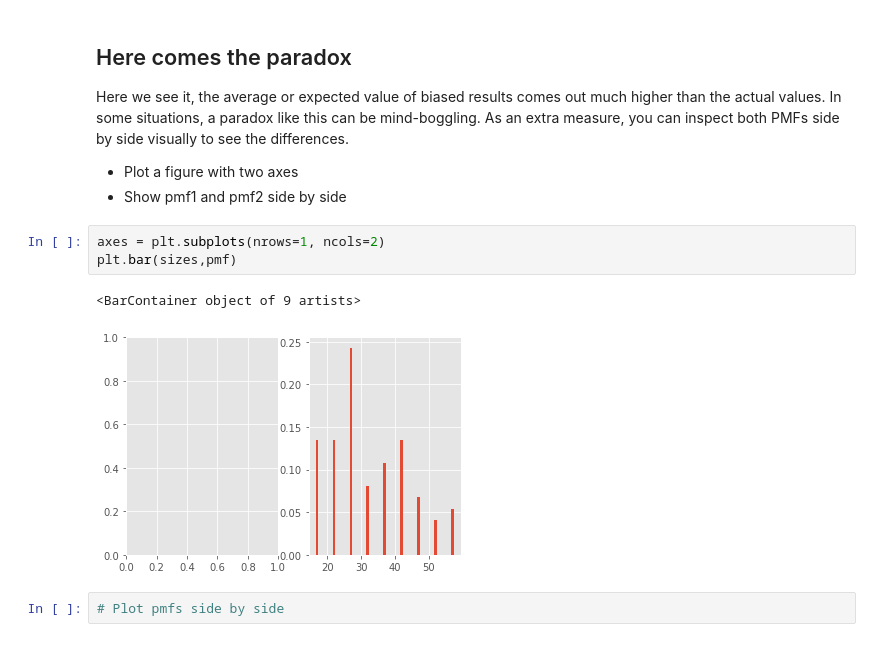
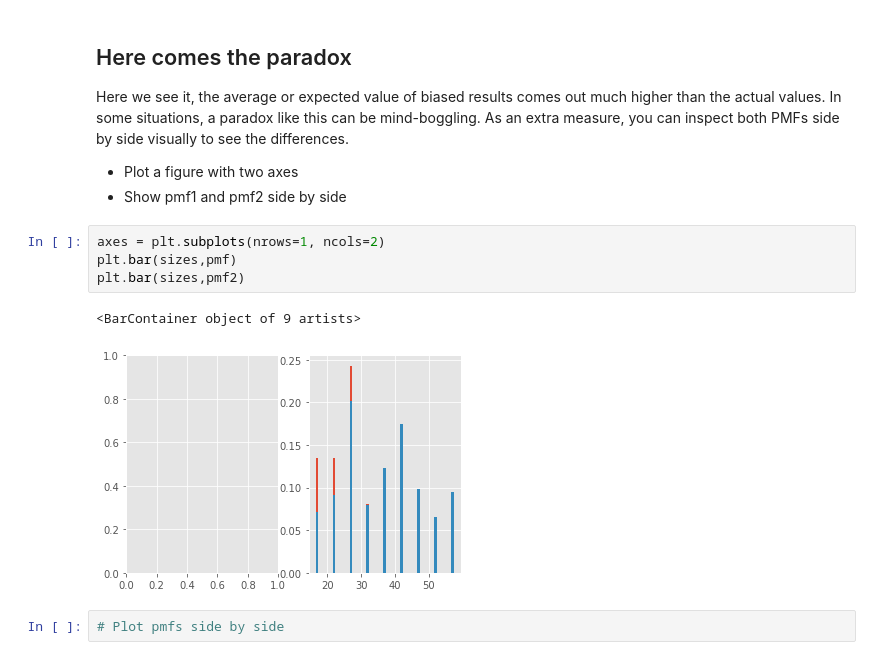
Before and after one commit to Pietrassyk/dsc-probability-mass-function-lab-nyc-ds-career-042219, a Jupyter notebook: index.ipynb, the cells around one changed output. Cells and saved outputs as stored; diff of their text form.

```diff
--- a/index.ipynb
+++ b/index.ipynb
@@ -155,9 +155,10 @@ Here we see it, the average or expected value of biased results comes out much h
 # %%
 axes = plt.subplots(nrows=1, ncols=2)
 plt.bar(sizes,pmf)
+plt.bar(sizes,pmf2)
 # %% [output]
 <BarContainer object of 9 artists>
-[figure, old version]
+[figure, new version]
 # %%
 # Plot pmfs side by side
 # %% [output]
```
